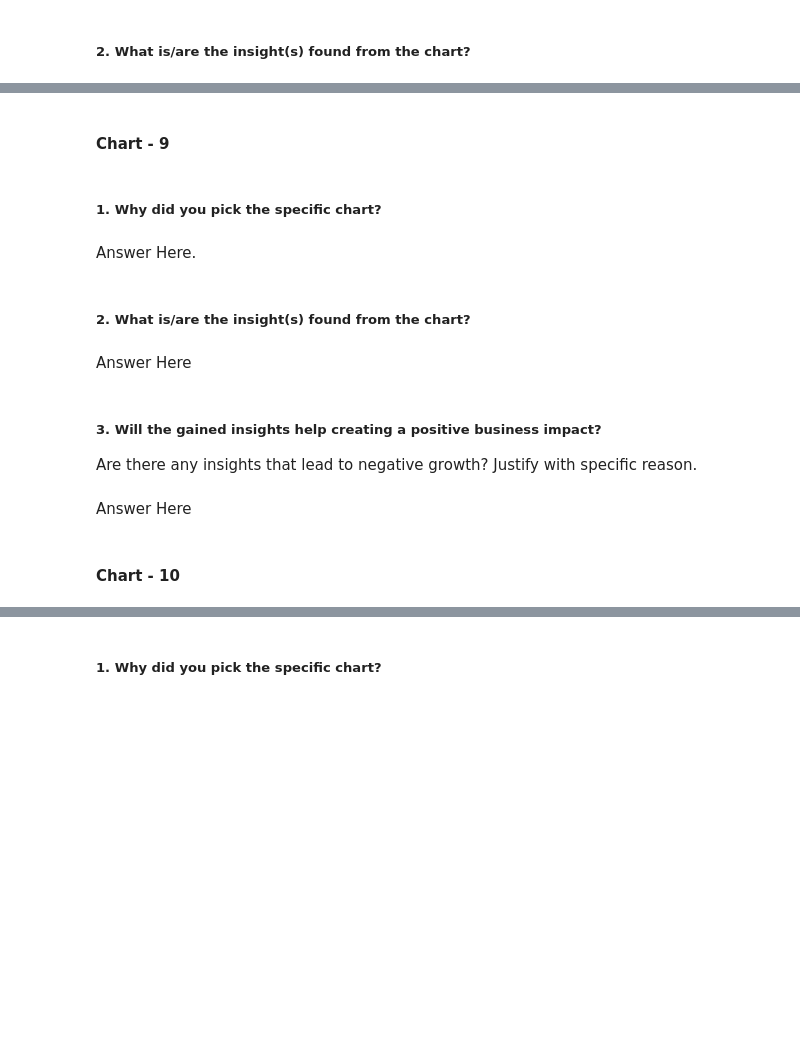
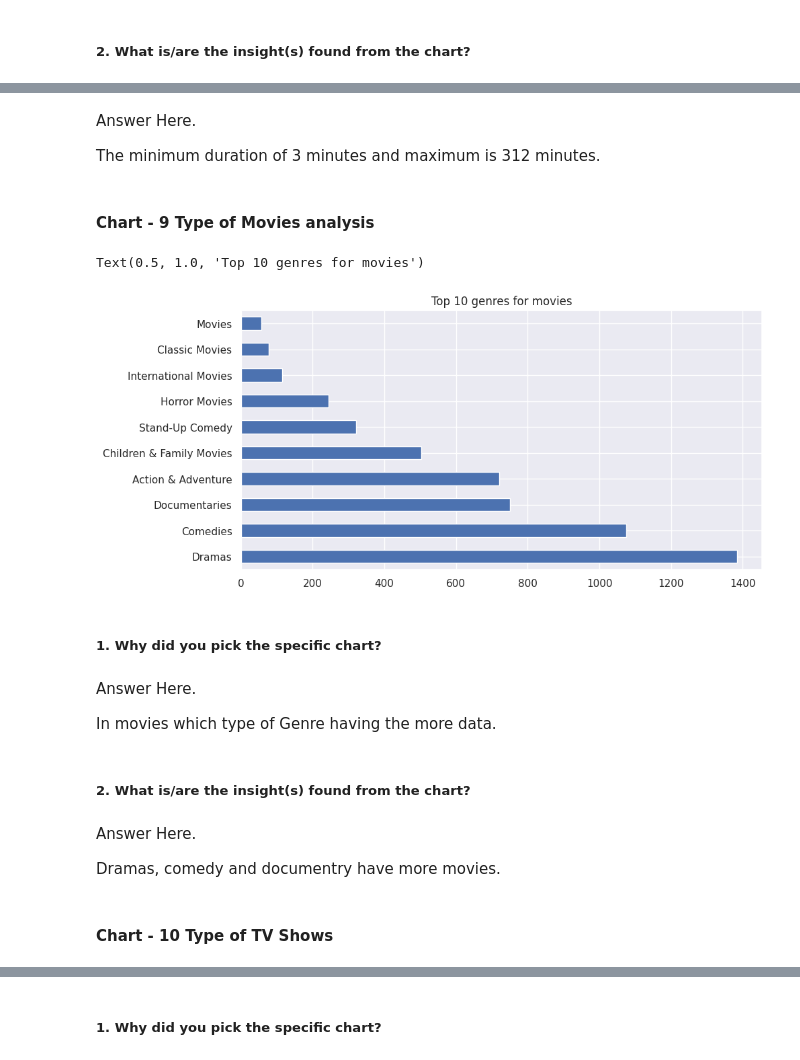
Before and after one commit to Faheemfemu/Netflix-Movies-and-TV-Shows-Clustering, a Jupyter notebook: Netflix_Movies_and_TV_Shows_Clustering.ipynb, the cells around one changed output, grey strips where cells are left out. Drawn from its saved outputs; the diff is of its cells as text; code cells hidden in the pictures; blank space fills up the shorter version.

```diff
--- a/Netflix_Movies_and_TV_Shows_Clustering.ipynb
+++ b/Netflix_Movies_and_TV_Shows_Clustering.ipynb
@@ -604,2 +615,6 @@ Answer Here
+# %% [markdown]
+Answer Here.
+
+The minimum duration of 3 minutes and maximum is 312 minutes.
 # %% [markdown]
-#### Chart - 9
+#### Chart - 9 Type of Movies analysis
@@ -608,15 +621,23 @@ Answer Here
+# %%
+# Chart - 9 visualization code
+# Top 10 genre for movies
+plt.figure(figsize=(10,5))
+df[df['type']=='Movie'].listed_in.value_counts().head(10).plot(kind='barh')
+plt.title('Top 10 genres for movies')
+# %% [output]
+Text(0.5, 1.0, 'Top 10 genres for movies')
+[figure, added]
 # %% [markdown]
 ##### 1. Why did you pick the specific chart?
-# %% [markdown]
-Answer Here.
+# %% [markdown]
+Answer Here.
+
+In movies which type of Genre having the more data.
 # %% [markdown]
 ##### 2. What is/are the insight(s) found from the chart?
-# %% [markdown]
-Answer Here
-# %% [markdown]
-##### 3. Will the gained insights help creating a positive business impact?
-Are there any insights that lead to negative growth? Justify with specific reason.
-# %% [markdown]
-Answer Here
+# %% [markdown]
+Answer Here.
+
+Dramas, comedy and documentry have more movies.
 # %% [markdown]
-#### Chart - 10
+#### Chart - 10  Type of TV Shows
```
Also changed, not shown: parts of 84 cells of this notebook.
